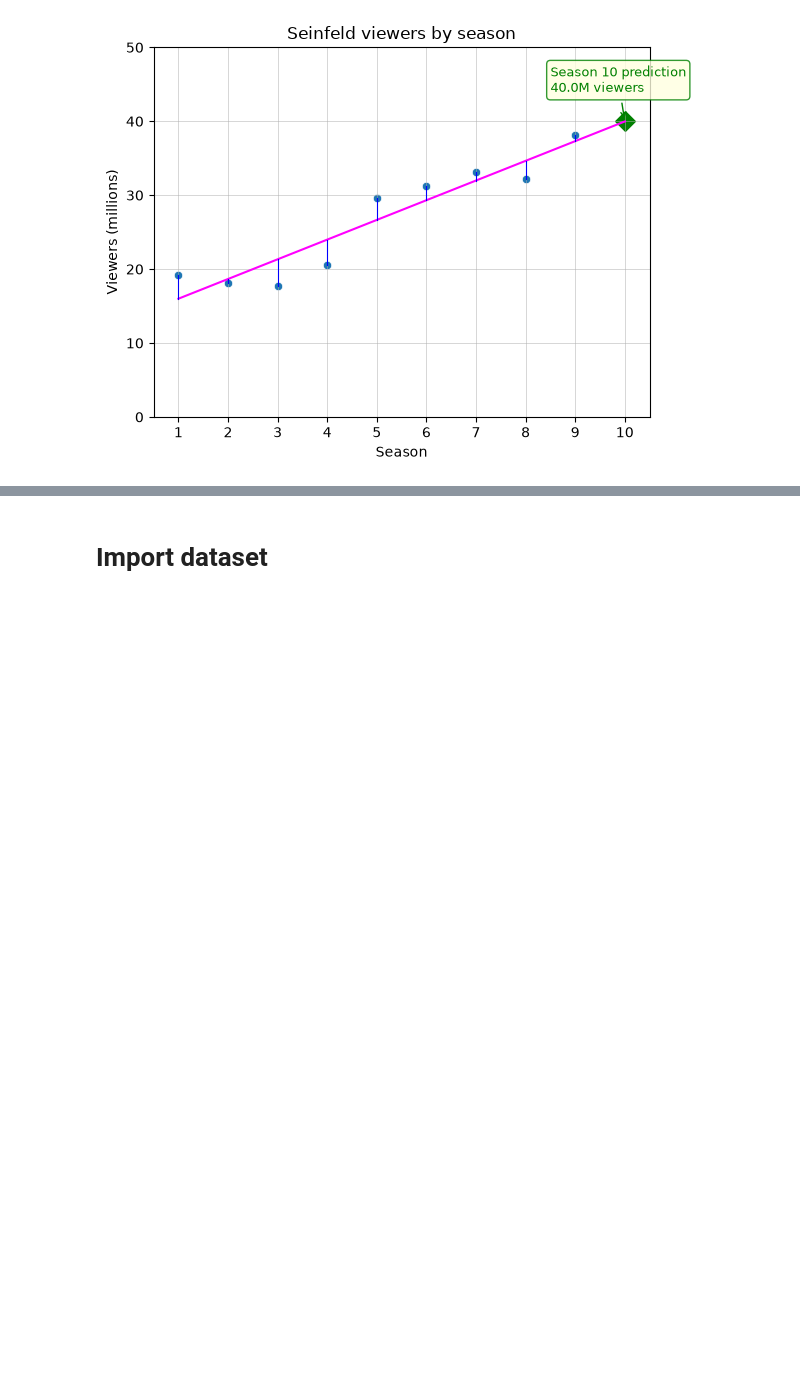
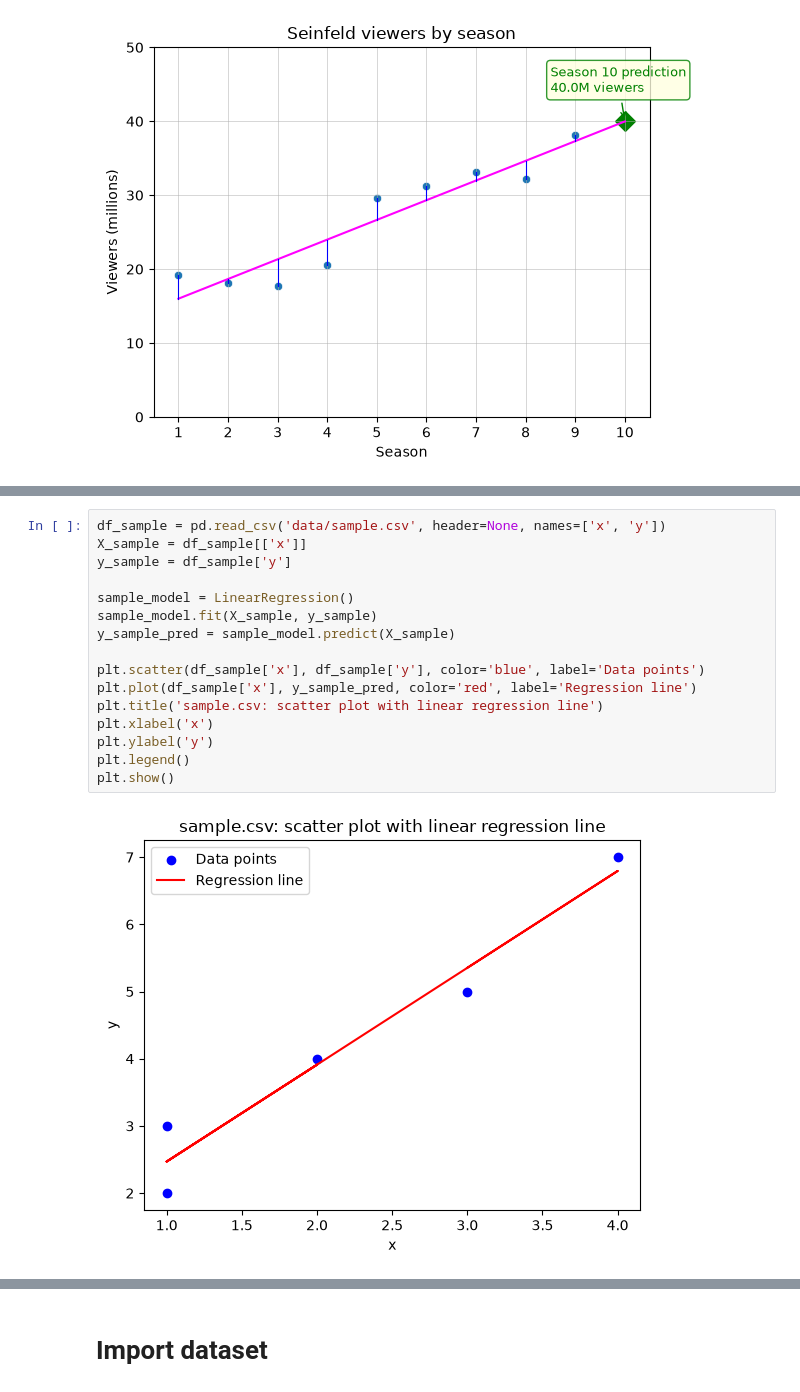
Before and after one commit to 2026-fall-machine-learning/ml-for-absolute-beginners, a Jupyter notebook: Linear Regression.ipynb, the cells around one changed output, grey strips where cells are left out. Drawn from its saved outputs; the diff is of its cells as text; blank space fills up the shorter version.

Commit message:
use sample.csv, scatter plot, with linear regression line, and then another cell with actual y=mx+b equation, put right below seinfeld plot, manually created csv and rounded to 3 decimal places

```diff
--- a/Linear Regression.ipynb
+++ b/Linear Regression.ipynb
@@ -56,0 +63,18 @@ Season 10 projected viewers (millions): 39.98
+# %%
+df_sample = pd.read_csv('data/sample.csv', header=None, names=['x', 'y'])
+X_sample = df_sample[['x']]
+y_sample = df_sample['y']
+
+sample_model = LinearRegression()
+sample_model.fit(X_sample, y_sample)
+y_sample_pred = sample_model.predict(X_sample)
+
+plt.scatter(df_sample['x'], df_sample['y'], color='blue', label='Data points')
+plt.plot(df_sample['x'], y_sample_pred, color='red', label='Regression line')
+plt.title('sample.csv: scatter plot with linear regression line')
+plt.xlabel('x')
+plt.ylabel('y')
+plt.legend()
+plt.show()
+# %% [output]
+[figure, added]
```
Also changed, not shown: parts of 13 cells of this notebook, 1 other file.
